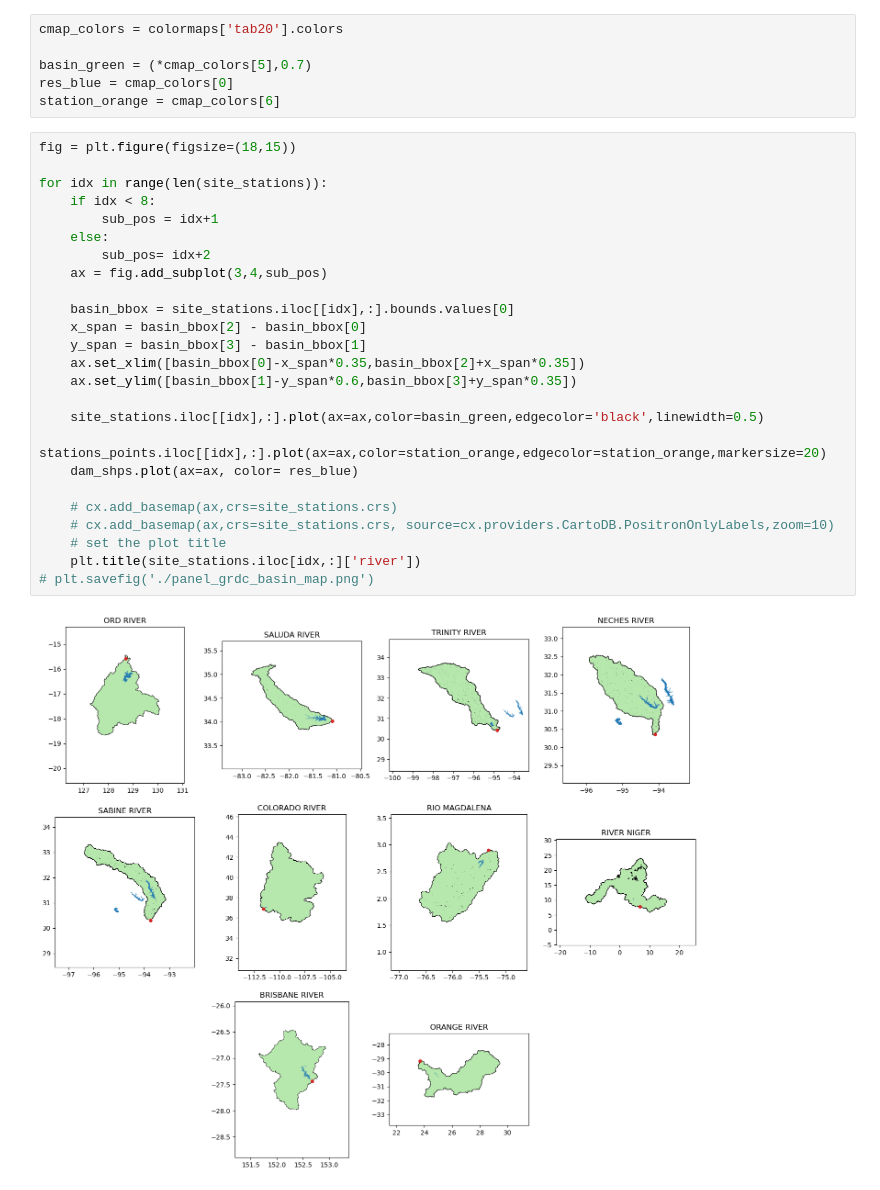
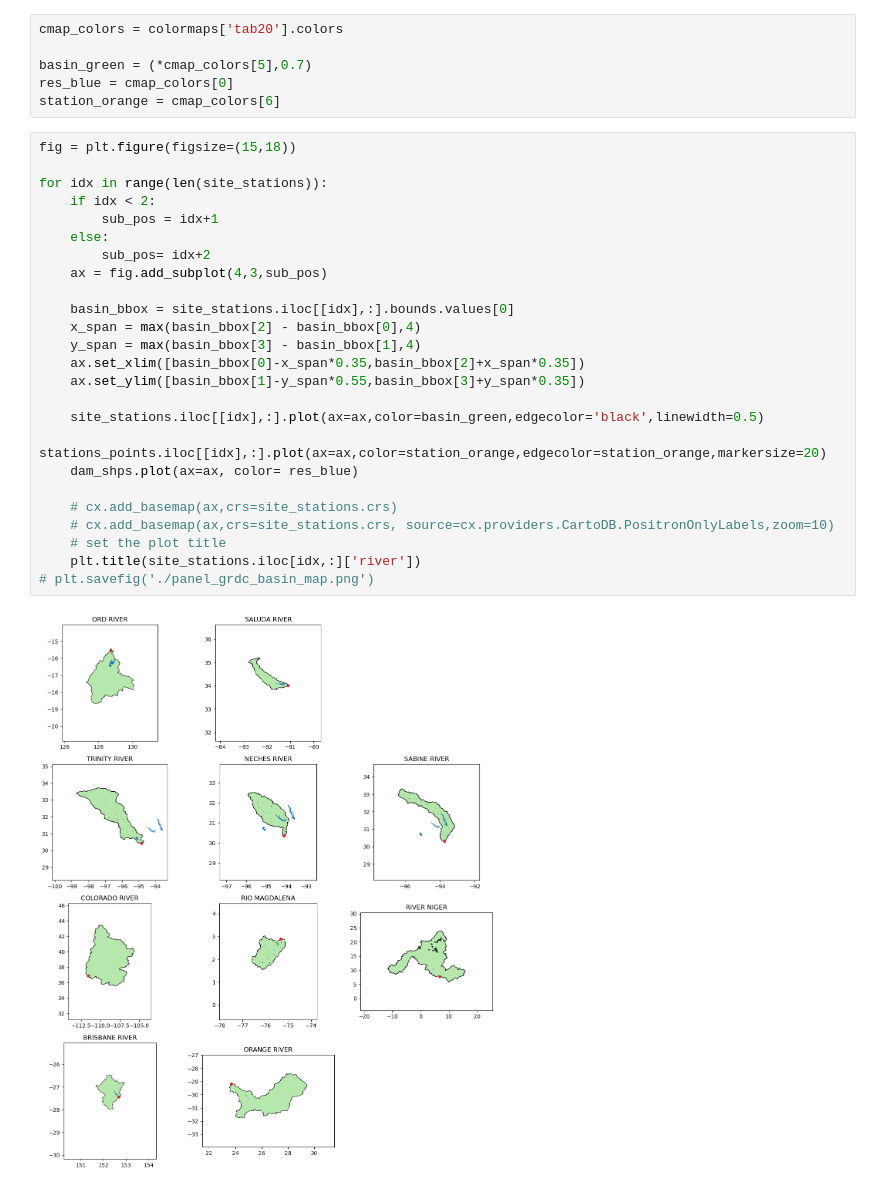
Before and after one commit to ascheliga/neuralhydrology, a Jupyter notebook: cygnss_models/visualizations/site_map_individuals.ipynb, the cells around one changed output. Drawn from its saved outputs; the diff is of its cells as text.

```diff
--- a/cygnss_models/visualizations/site_map_individuals.ipynb
+++ b/cygnss_models/visualizations/site_map_individuals.ipynb
@@ -40,29 +40,29 @@ basin_green = (*cmap_colors[5],0.7)
 res_blue = cmap_colors[0]
 station_orange = cmap_colors[6]
 # %%
-fig = plt.figure(figsize=(18,15))
+fig = plt.figure(figsize=(15,18))
 
 for idx in range(len(site_stations)):
-    if idx < 8:
+    if idx < 2:
         sub_pos = idx+1
     else:
         sub_pos= idx+2
-    ax = fig.add_subplot(3,4,sub_pos)
+    ax = fig.add_subplot(4,3,sub_pos)
 
     basin_bbox = site_stations.iloc[[idx],:].bounds.values[0]
-    x_span = basin_bbox[2] - basin_bbox[0]
-    y_span = basin_bbox[3] - basin_bbox[1]
+    x_span = max(basin_bbox[2] - basin_bbox[0],4)
+    y_span = max(basin_bbox[3] - basin_bbox[1],4)
     ax.set_xlim([basin_bbox[0]-x_span*0.35,basin_bbox[2]+x_span*0.35])
-    ax.set_ylim([basin_bbox[1]-y_span*0.6,basin_bbox[3]+y_span*0.35])
+    ax.set_ylim([basin_bbox[1]-y_span*0.55,basin_bbox[3]+y_span*0.35])
 
     site_stations.iloc[[idx],:].plot(ax=ax,color=basin_green,edgecolor='black',linewidth=0.5)
     stations_points.iloc[[idx],:].plot(ax=ax,color=station_orange,edgecolor=station_orange,markersize=20)
     dam_shps.plot(ax=ax, color= res_blue)
 
     # cx.add_basemap(ax,crs=site_stations.crs)
     # cx.add_basemap(ax,crs=site_stations.crs, source=cx.providers.CartoDB.PositronOnlyLabels,zoom=10)
     # set the plot title
     plt.title(site_stations.iloc[idx,:]['river'])
 # plt.savefig('./panel_grdc_basin_map.png')
 # %% [output]
-[figure, old version]
+[figure, new version]
```
Also changed, not shown: 4 other files.
